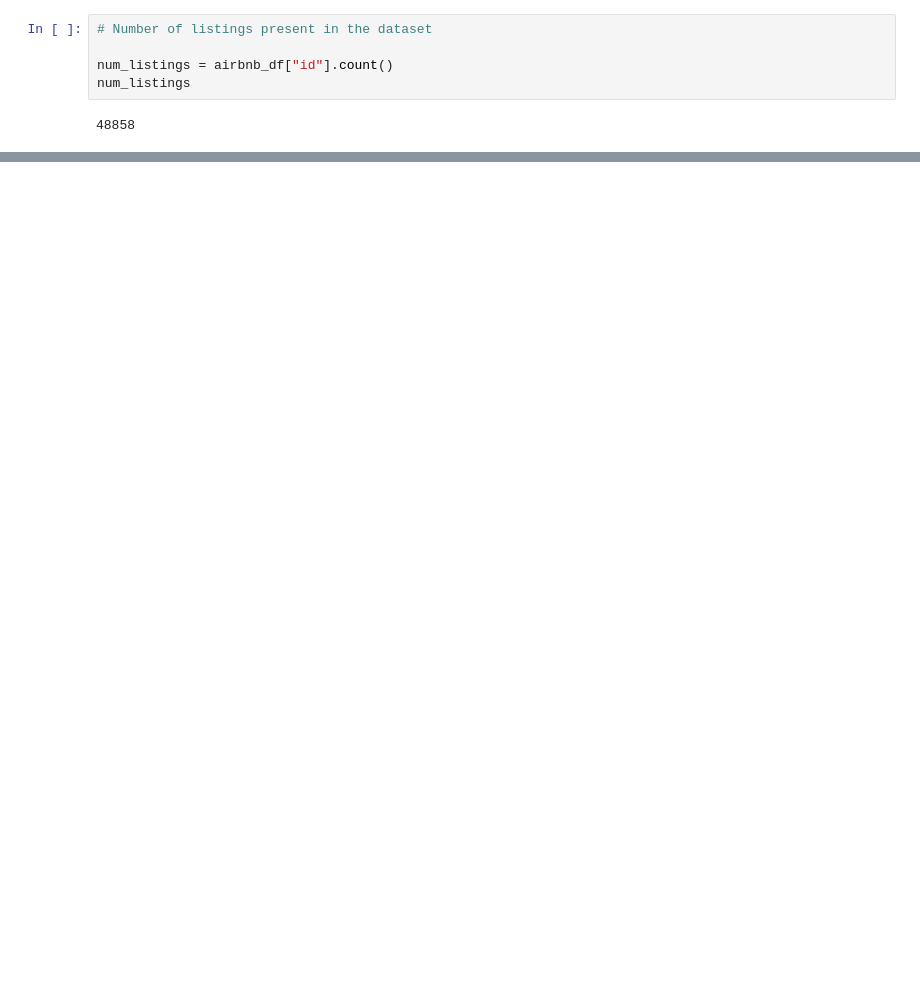
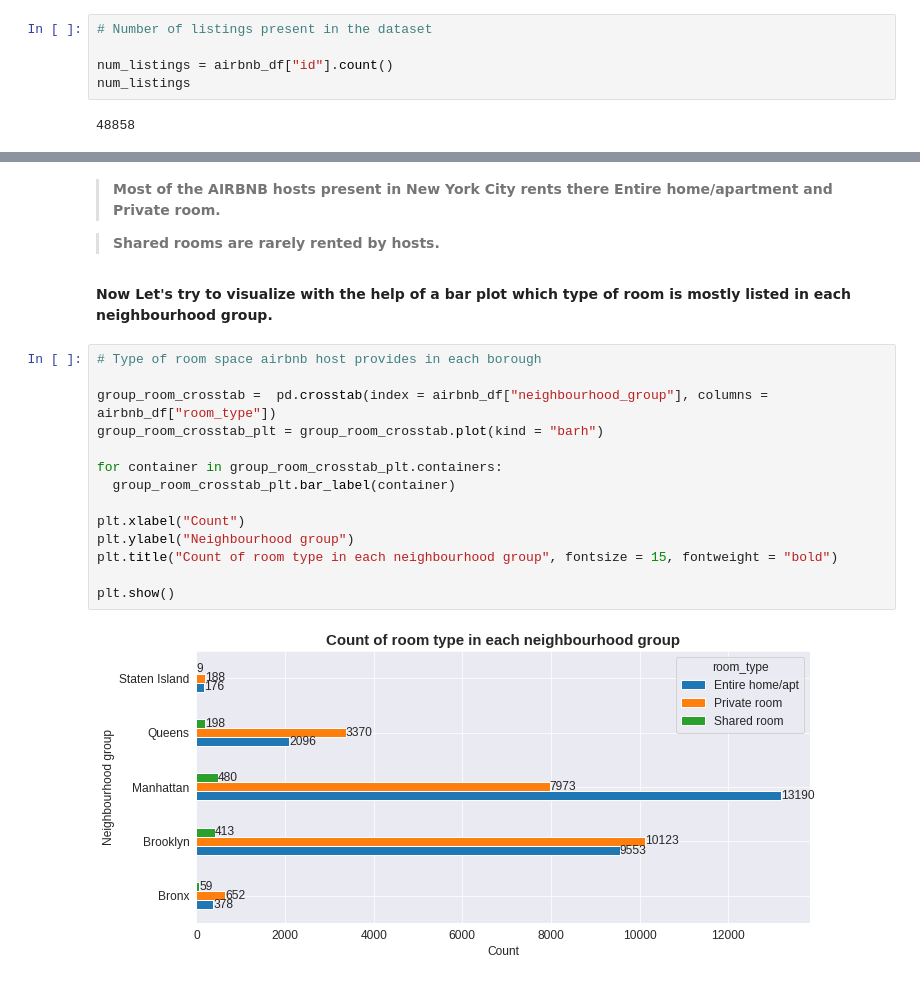
Before and after one commit to GODxFATHER/Airbnb-Bookings-Analysis-, a Jupyter notebook: Airbnb_Bookings_Analysis_Capstone_Project.ipynb, the cells around one changed output, grey strips where cells are left out. Cells and saved outputs as stored; diff of their text form; blank space fills up the shorter version.

```diff
--- a/Airbnb_Bookings_Analysis_Capstone_Project.ipynb
+++ b/Airbnb_Bookings_Analysis_Capstone_Project.ipynb
@@ -424,0 +313,22 @@ in which we tell about -
+# %% [markdown]
+> **Most of the AIRBNB hosts present in New York City rents there Entire home/apartment and Private room.**
+
+> **Shared rooms are rarely rented by hosts.**
+# %% [markdown]
+**Now Let's try to visualize with the help of a bar plot which type of room is mostly listed in each neighbourhood group.**
+# %%
+# Type of room space airbnb host provides in each borough
+
+group_room_crosstab =  pd.crosstab(index = airbnb_df["neighbourhood_group"], columns = airbnb_df["room_type"])
+group_room_crosstab_plt = group_room_crosstab.plot(kind = "barh")
+
+for container in group_room_crosstab_plt.containers:
+  group_room_crosstab_plt.bar_label(container)
+
+plt.xlabel("Count")
+plt.ylabel("Neighbourhood group")
+plt.title("Count of room type in each neighbourhood group", fontsize = 15, fontweight = "bold")
+
+plt.show()
+# %% [output]
+[figure, added]
```
Also changed, not shown: parts of 85 cells of this notebook.
